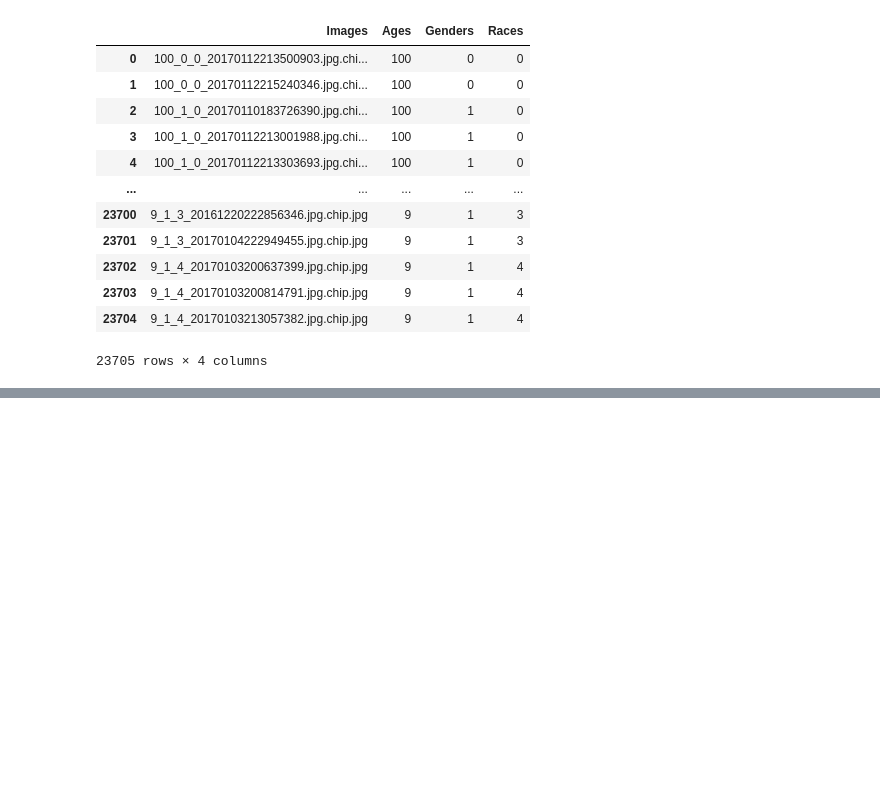
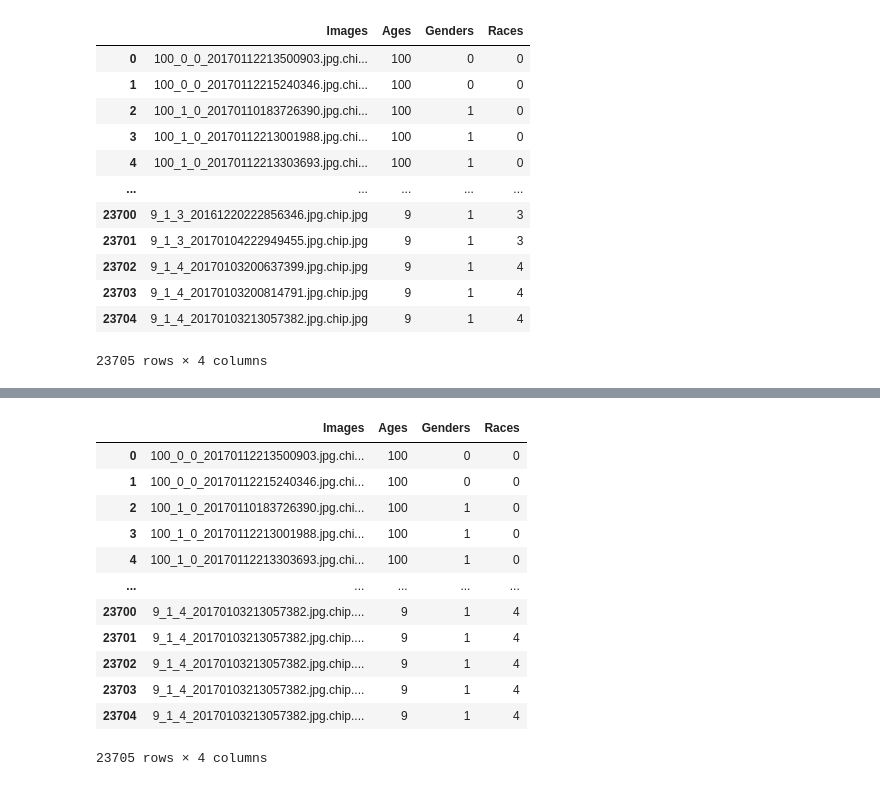
Before and after one commit to hbm99/bias-project-ML, a Jupyter notebook: dataset_analysis/ds_analysis_second_approach.ipynb, the cells around one changed output, grey strips where cells are left out. Drawn from its saved outputs; the diff is of its cells as text; code cells hidden in the pictures; blank space fills up the shorter version.

```diff
--- a/dataset_analysis/ds_analysis_second_approach.ipynb
+++ b/dataset_analysis/ds_analysis_second_approach.ipynb
@@ -127,0 +171,45 @@ def get_majority_age(majority_race, majority_gender):
+# %%
+origin_path = '../datasets/UTKFace_debiased/'
+images = os.listdir(origin_path)
+count = 0
+conflicted = []
+for i in images:
+    splited_i = i.split('_')
+    if len(splited_i) < 4:
+        count += 1
+        print(i)
+        conflicted.append(i)
+
+for i in conflicted:
+    images.remove(i)
+
+ages = []
+genders = []
+races = []
+for i in images:
+    split = i.split('_')
+    ages.append(int(split[0]))
+    genders.append(int(split[1]))
+    races.append(int(split[2]))
+
+pd_images = pd.Series(list(images), name = 'Images')
+pd_ages = pd.Series(list(ages), name = 'Ages')
+pd_genders = pd.Series(list(genders), name = 'Genders')
+pd_races = pd.Series(list(races), name = 'Races')
+
+df = pd.concat([pd_images, pd_ages, pd_genders, pd_races], axis=1)
+df
+# %% [output]
+|  | Images | Ages | Genders | Races |
+| 0 | 100_0_0_20170112213500903.jpg.chi... | 100 | 0 | 0 |
+| 1 | 100_0_0_20170112215240346.jpg.chi... | 100 | 0 | 0 |
+| 2 | 100_1_0_20170110183726390.jpg.chi... | 100 | 1 | 0 |
+| 3 | 100_1_0_20170112213001988.jpg.chi... | 100 | 1 | 0 |
+| 4 | 100_1_0_20170112213303693.jpg.chi... | 100 | 1 | 0 |
+| ... | ... | ... | ... | ... |
+| 23700 | 9_1_4_20170103213057382.jpg.chip.... | 9 | 1 | 4 |
+| 23701 | 9_1_4_20170103213057382.jpg.chip.... | 9 | 1 | 4 |
+| 23702 | 9_1_4_20170103213057382.jpg.chip.... | 9 | 1 | 4 |
+| 23703 | 9_1_4_20170103213057382.jpg.chip.... | 9 | 1 | 4 |
+| 23704 | 9_1_4_20170103213057382.jpg.chip.... | 9 | 1 | 4 |
+23705 rows × 4 columns
```
Also changed, not shown: parts of 6 cells of this notebook.
